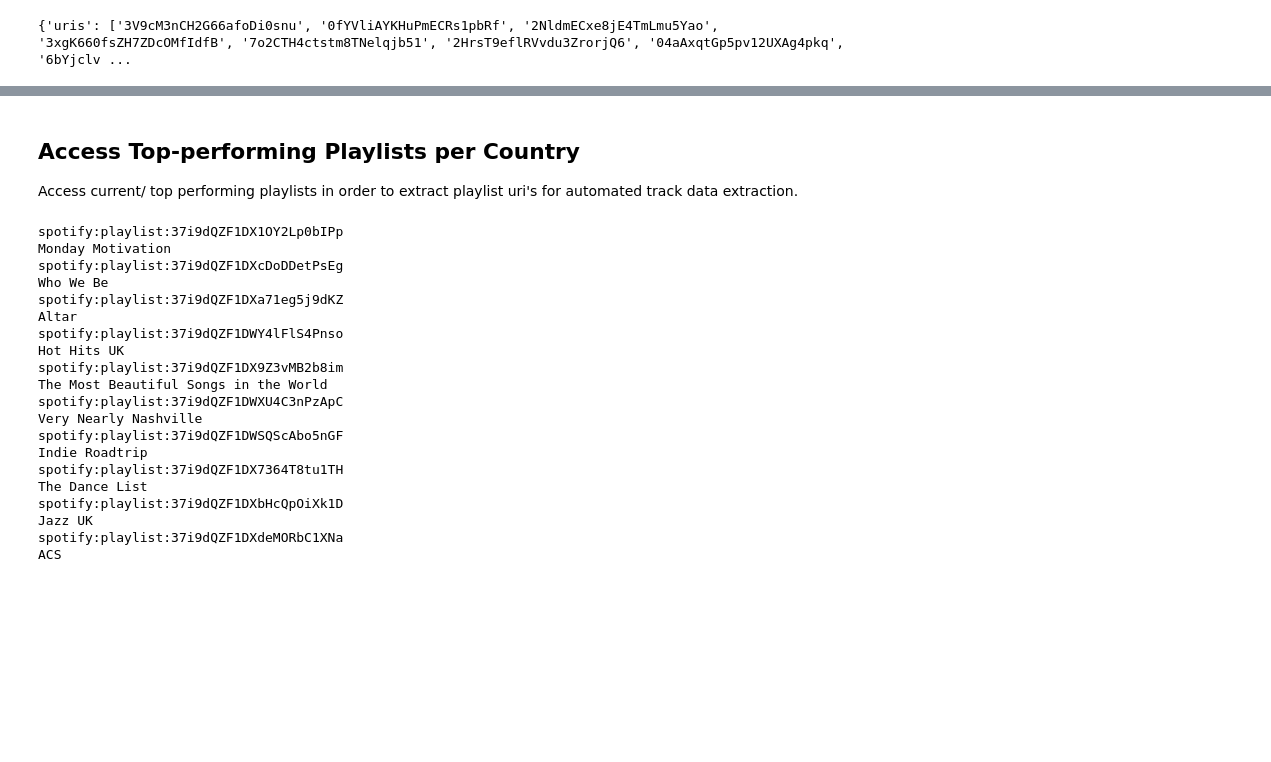
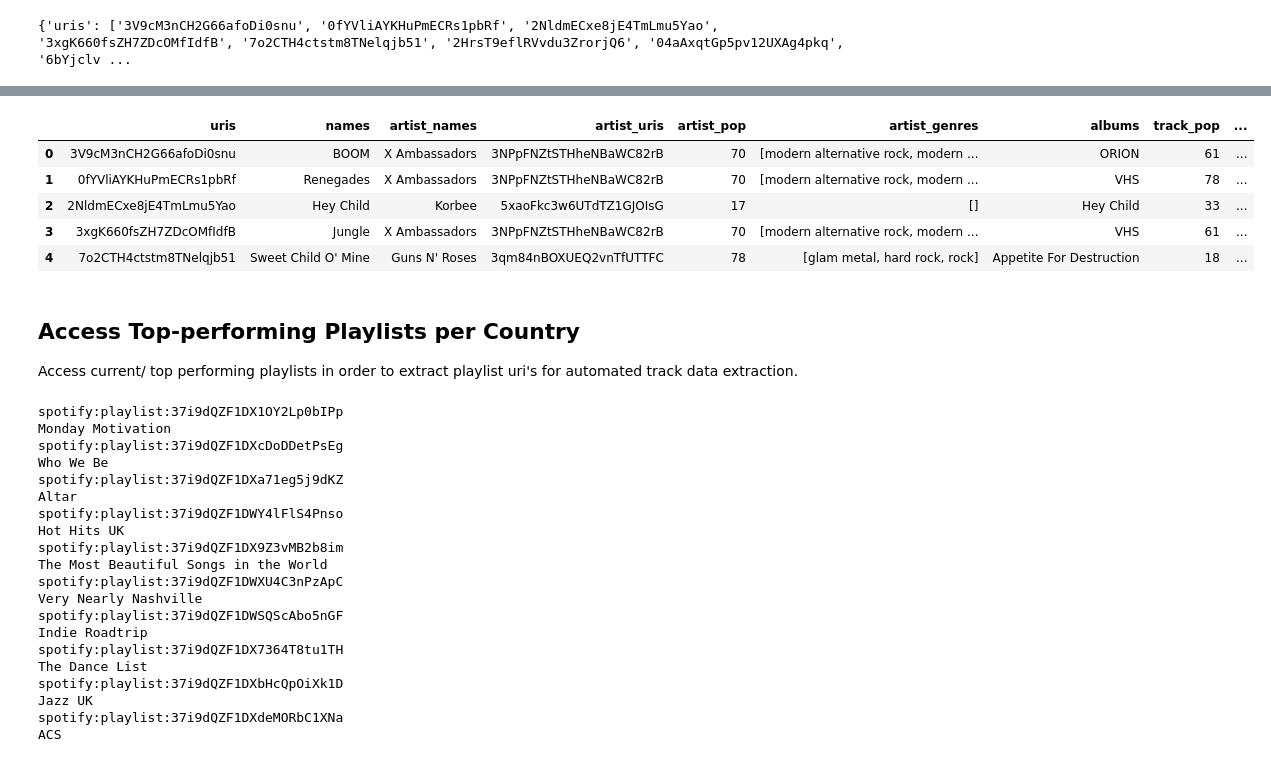
Before and after one commit to trav-d13/MIAS, a Jupyter notebook: notebooks/spotify_extraction.ipynb, the cells around one changed output, grey strips where cells are left out. Drawn from its saved outputs; the diff is of its cells as text; code cells hidden in the pictures; blank space fills up the shorter version.

```diff
--- a/notebooks/spotify_extraction.ipynb
+++ b/notebooks/spotify_extraction.ipynb
@@ -210,7 +214,7 @@ df.describe()
 ## Automate Playlist Track Data Extraction with Offsetting
 # %%
 def construct_storage():
-    store_store = {
+    store = {
         'uris': [],
         'names': [],
         'artist_names': [],
@@ -237,7 +241,7 @@ def construct_storage():
         'durations_ms': [],
         'time_signatures': []
     }
-    return store_store
+    return store
 
 def process_items(store, items):
     for item in items:
@@ -265,11 +269,11 @@ def extract_artist_info(store, sp):
     offset = 0
     while offset < len(store['artist_uris']):
         if offset + limit > len(store['artist_uris']):
-            artists_info = sp.artists(store['artist_uris'][offset: -1])
+            artists_info = sp.artists(store['artist_uris'][offset: len(store['artist_uris'])])
         else:
             artists_info = sp.artists(store['artist_uris'][offset: offset + limit])
 
-        for artist in artist_info['artists']:
+        for artist in artists_info['artists']:
             store['artist_pop'].append(artist['popularity'])  # Access artist popularity
             store['artist_genres'].append(artist['genres'])  # Access artist genres
 
@@ -281,7 +285,7 @@ def extract_audio_features(store, sp):
     offset = 0
     while offset < len(store['uris']):
         if offset + limit > len(store['uris']):
-            track_info = sp.audio_features(store['uris'][offset: -1])
+            track_info = sp.audio_features(store['uris'][offset: len(store['uris'])])
         else:
             track_info = sp.audio_features(store['uris'][offset: offset + limit])
 
@@ -303,6 +307,7 @@ def extract_audio_features(store, sp):
             store['analysis_urls'].append(track['analysis_url'])
             store['durations_ms'].append(track['duration_ms'])
             store['time_signatures'].append(track['time_signature'])
+
         offset = offset + limit
 # %%
 def extract_tracks(sp, playlist_uri, store):
@@ -315,7 +320,7 @@ def extract_tracks(sp, playlist_uri, store):
     while offset < total_songs:
         time.sleep(10)
         playlist = sp.playlist_tracks(playlist_uri, limit=100, offset=offset)  # Retrieve batch of songs in playlist
-        retrieve_batch_info(playlist, store)  # Retrieve batch information
+        store = retrieve_batch_info(playlist, store)  # Retrieve batch information
         print(f"Current offset: {offset}")
         offset = offset + limit  # Update offset
 
@@ -339,3 +364,14 @@ store['loudness']
+# %%
+df = pd.DataFrame.from_dict(store)
+# %%
+df.head()
+# %% [output]
+|  | uris | names | artist_names | artist_uris | artist_pop | artist_genres | albums | track_pop | ... |
+| 0 | 3V9cM3nCH2G66afoDi0snu | BOOM | X Ambassadors | 3NPpFNZtSTHheNBaWC82rB | 70 | [modern alternative rock, modern ... | ORION | 61 | ... |
+| 1 | 0fYVliAYKHuPmECRs1pbRf | Renegades | X Ambassadors | 3NPpFNZtSTHheNBaWC82rB | 70 | [modern alternative rock, modern ... | VHS | 78 | ... |
+| 2 | 2NldmECxe8jE4TmLmu5Yao | Hey Child | Korbee | 5xaoFkc3w6UTdTZ1GJOIsG | 17 | [] | Hey Child | 33 | ... |
+| 3 | 3xgK660fsZH7ZDcOMfIdfB | Jungle | X Ambassadors | 3NPpFNZtSTHheNBaWC82rB | 70 | [modern alternative rock, modern ... | VHS | 61 | ... |
+| 4 | 7o2CTH4ctstm8TNelqjb51 | Sweet Child O' Mine | Guns N' Roses | 3qm84nBOXUEQ2vnTfUTTFC | 78 | [glam metal, hard rock, rock] | Appetite For Destruction | 18 | ... |
 # %% [markdown]
 ## Access Top-performing Playlists per Country
 
```
Also changed, not shown: parts of 15 cells of this notebook, 2 other files.
